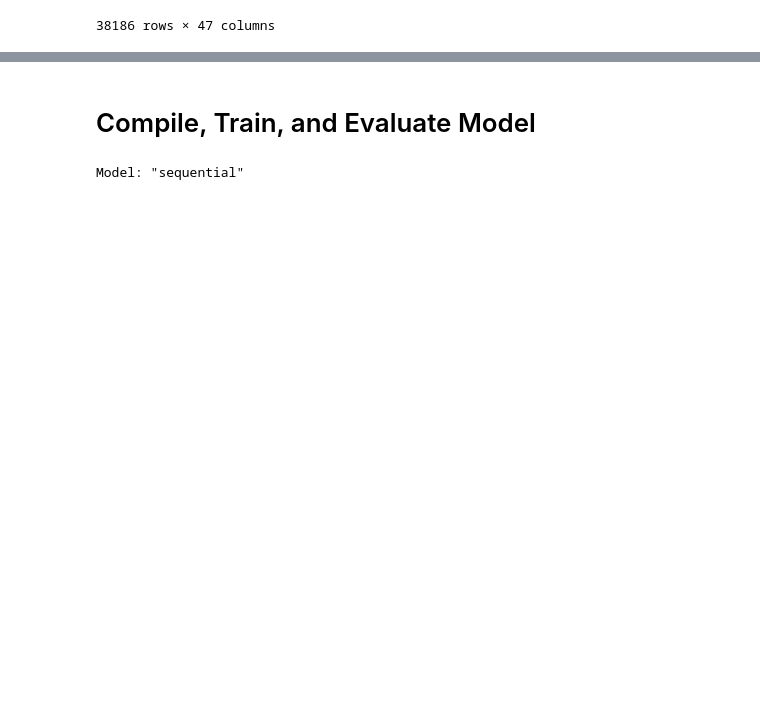
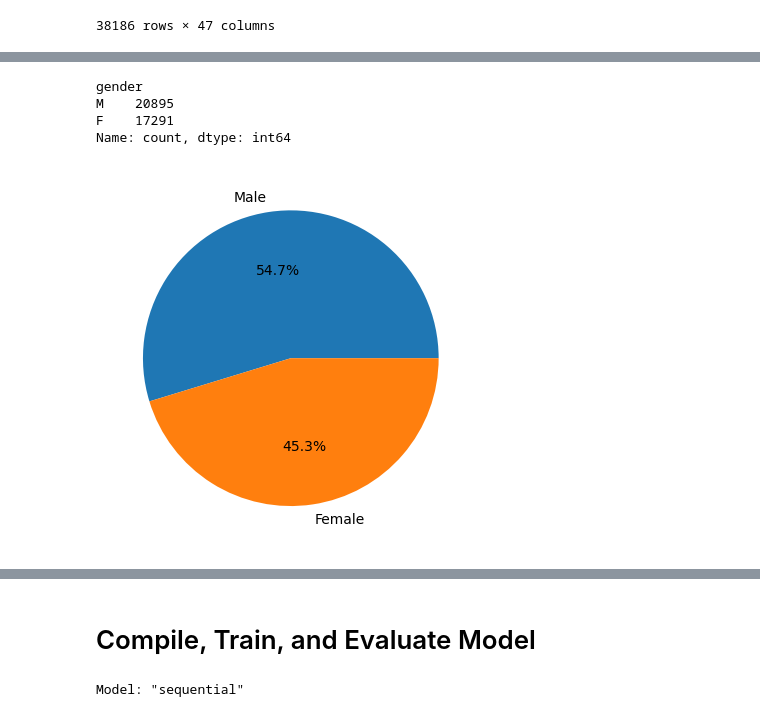
Before and after one commit to ComfyKoala/diabetes-classification, a Jupyter notebook: Nikko/Diabetes_NN.ipynb, the cells around one changed output, grey strips where cells are left out. Drawn from its saved outputs; the diff is of its cells as text; code cells hidden in the pictures; blank space fills up the shorter version.

```diff
--- a/Nikko/Diabetes_NN.ipynb
+++ b/Nikko/Diabetes_NN.ipynb
@@ -143,0 +159,12 @@ X_train, X_test, y_train, y_test = train_test_split(X, y, random_state=42)
+# %%
+clean_diabetes_df['gender'].value_counts()
+# %% [output]
+gender
+M    20895
+F    17291
+Name: count, dtype: int64
+# %%
+gender_counts = clean_diabetes_df['gender'].value_counts()#.plot(kind='pie', autopct='%1.1f%%')
+plt.pie(gender_counts,labels=['Male','Female'],autopct='%.1f%%');
+# %% [output]
+[figure, added]
```
Also changed, not shown: parts of 11 cells of this notebook, 1 other file.
